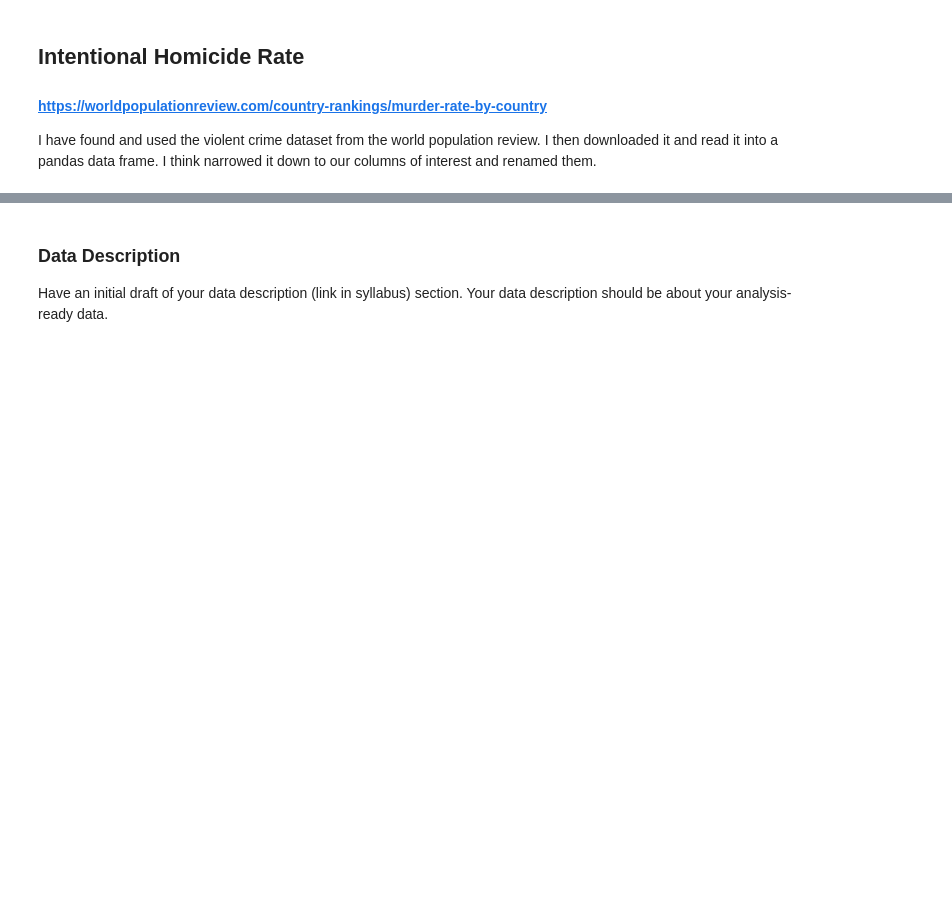
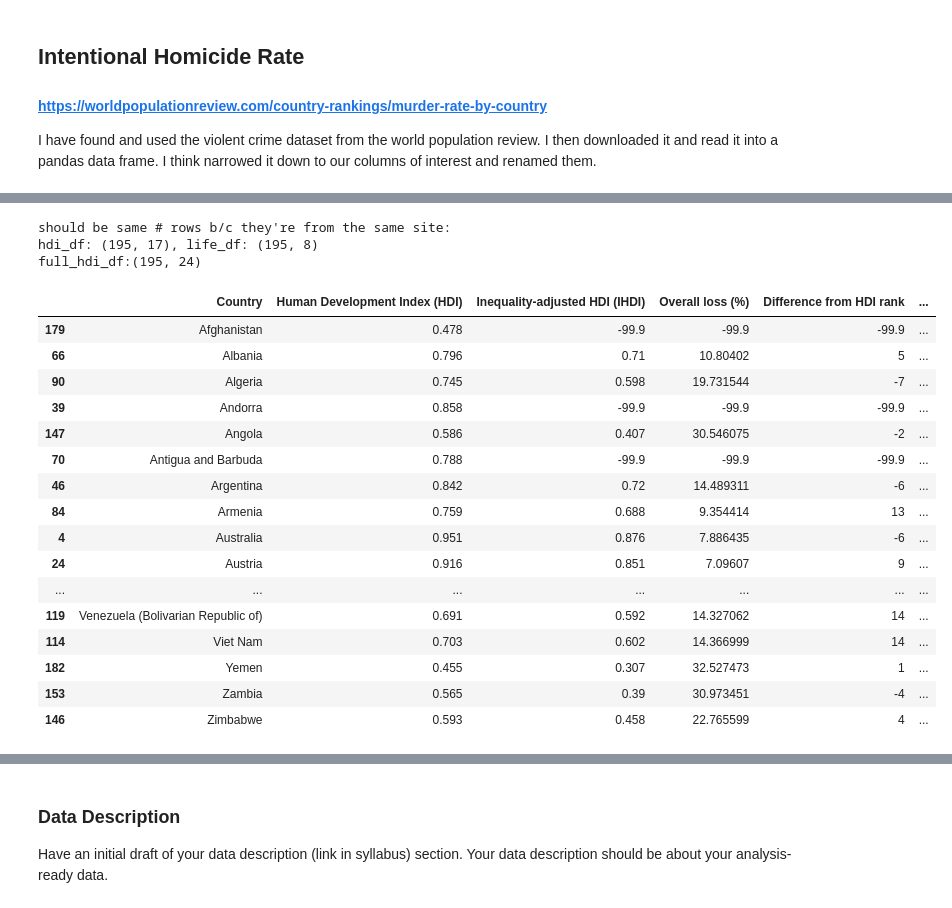
Before and after one commit to ryanbordo/Life-Expectancies-Analysis, a Jupyter notebook: p2.ipynb, the cells around one changed output, grey strips where cells are left out. Drawn from its saved outputs; the diff is of its cells as text; code cells hidden in the pictures; blank space fills up the shorter version.

```diff
--- a/p2.ipynb
+++ b/p2.ipynb
@@ -80,0 +152,17 @@ I have found and used the violent crime dataset from the world population review
+# %%
+#life expectancies and whatnot
+evens_only = np.arange(2,16,2)
+add_unnamed = lambda x : "Unnamed: "+ str(x)
+evens_only = list(map(add_unnamed, evens_only))
+evens_only += ["Table 1. Human Development Index and its components "]
+life_df = pd.read_excel("data/HDR21-22_Statistical_Annex_HDI_Table.xlsx", usecols=evens_only)
+life_df[:10]
+col_names = life_df.iloc[3]
+life_df = life_df[1:].rename(columns=col_names)
+life_df = life_df.dropna(axis=0) #drop NaN rows -- the "high development countries" header thing gets dropped too
+life_df = life_df.rename(columns={life_df.columns[0]: "Country", "Human Development Index (HDI) ": "Human Development Index (HDI)"})
+# life_df.sort_values(by=['Country']).head()
+life_df = life_df.reset_index(drop=True)
+life_df = life_df[:195]
+life_df = life_df.replace(to_replace=r'^\.+', value=-99.9, regex=True)
+life_df.head()
@@ -80,0 +176,41 @@ I have found and used the violent crime dataset from the world population review
+# %%
+#Join the two datasets on country name
+print(f"should be same # rows b/c they're from the same site: \nhdi_df: {hdi_df.shape}, life_df: {life_df.shape}")
+full_hdi_df = hdi_df.join(life_df.set_index('Country'), on="Country")
+print(f'full_hdi_df:{full_hdi_df.shape}')
+full_hdi_df = full_hdi_df.drop(columns="Human Development Index (HDI)") #drop extra HDI col
+full_hdi_df.columns
+
+#remove "Value" and commas from column names
+cols_edit = list(map(lambda x: x.replace(", Value", ""), full_hdi_df.columns))
+cols_edit = list(map(lambda x: x.replace(",", ""), cols_edit))
+col_dict = {}
+for i, col in enumerate(full_hdi_df):
+    col_dict[col] = cols_edit[i]
+full_hdi_df = full_hdi_df.rename(columns=col_dict)
+full_hdi_df = full_hdi_df.sort_values(by="Country")
+with pd.option_context('display.max_rows', None, 'display.max_columns', None):
+    display(full_hdi_df)
+
+# full_hdi_df.columns
+# %% [output]
+should be same # rows b/c they're from the same site:
+hdi_df: (195, 17), life_df: (195, 8)
+full_hdi_df:(195, 24)
+|  | Country | Human Development Index (HDI) | Inequality-adjusted HDI (IHDI) | Overall loss (%) | Difference from HDI rank | ... |
+| 179 | Afghanistan | 0.478 | -99.9 | -99.9 | -99.9 | ... |
+| 66 | Albania | 0.796 | 0.71 | 10.80402 | 5 | ... |
+| 90 | Algeria | 0.745 | 0.598 | 19.731544 | -7 | ... |
+| 39 | Andorra | 0.858 | -99.9 | -99.9 | -99.9 | ... |
+| 147 | Angola | 0.586 | 0.407 | 30.546075 | -2 | ... |
+| 70 | Antigua and Barbuda | 0.788 | -99.9 | -99.9 | -99.9 | ... |
+| 46 | Argentina | 0.842 | 0.72 | 14.489311 | -6 | ... |
+| 84 | Armenia | 0.759 | 0.688 | 9.354414 | 13 | ... |
+| 4 | Australia | 0.951 | 0.876 | 7.886435 | -6 | ... |
+| 24 | Austria | 0.916 | 0.851 | 7.09607 | 9 | ... |
+| ... | ... | ... | ... | ... | ... | ... |
+| 119 | Venezuela (Bolivarian Republic of) | 0.691 | 0.592 | 14.327062 | 14 | ... |
+| 114 | Viet Nam | 0.703 | 0.602 | 14.366999 | 14 | ... |
+| 182 | Yemen | 0.455 | 0.307 | 32.527473 | 1 | ... |
+| 153 | Zambia | 0.565 | 0.39 | 30.973451 | -4 | ... |
+| 146 | Zimbabwe | 0.593 | 0.458 | 22.765599 | 4 | ... |
```
Also changed, not shown: parts of 19 cells of this notebook, 8 other files.
